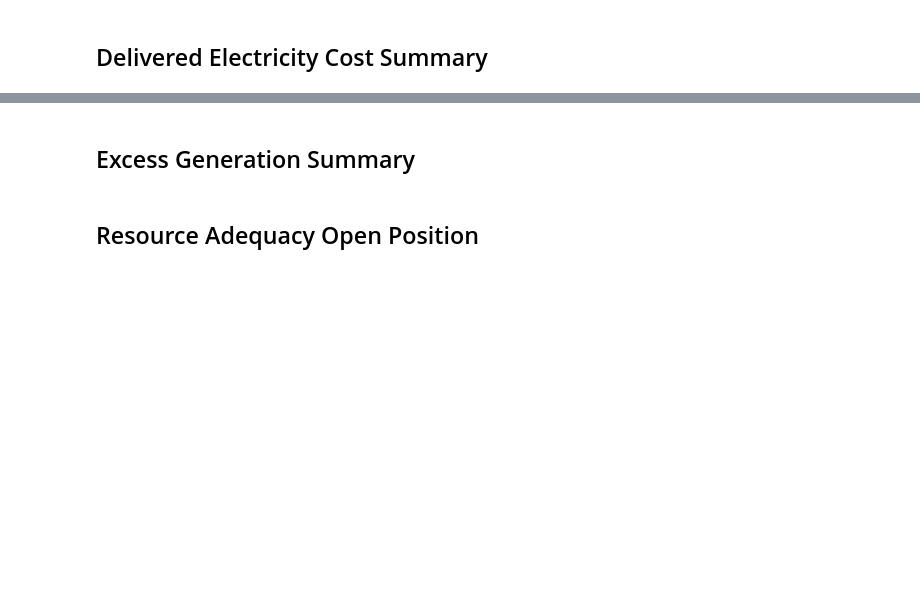
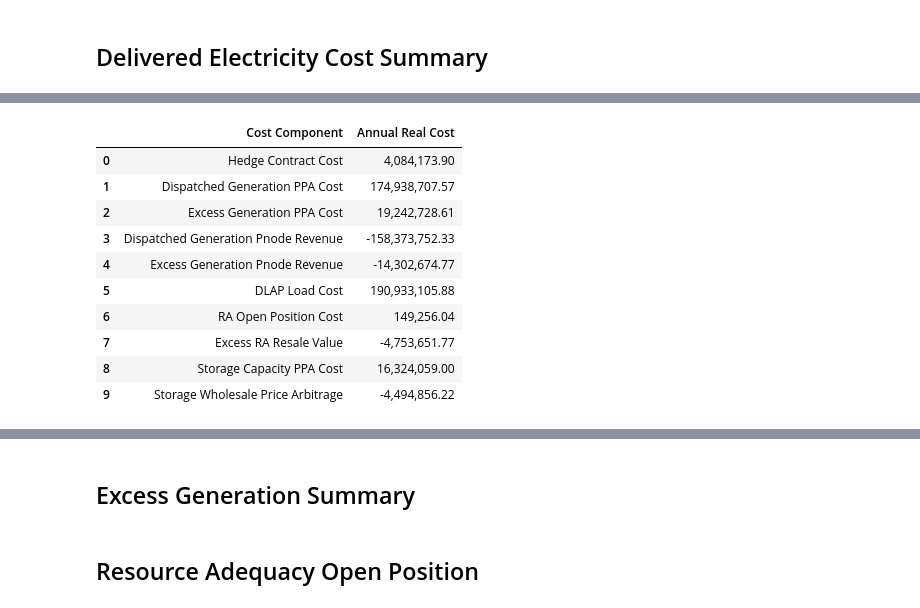
Before and after one commit to pencleanenergy/MATCH-model, a Jupyter notebook: switch_model/reporting/summary_report_update.ipynb, the cells around one changed output, grey strips where cells are left out. Saved outputs shown, nothing was run; the diff lists cells and outputs as text; code cells hidden in the pictures; blank space fills up the shorter version.

```diff
--- a/switch_model/reporting/summary_report_update.ipynb
+++ b/switch_model/reporting/summary_report_update.ipynb
@@ -162,0 +179,4 @@ delivered_energy_pie.show()
+# %%
+hourly_costs = hourly_cost_of_power(system_power, costs_by_tp, RA_summary, gen_cap, storage_dispatch, fixed_costs, rec_value, load_balance)
+hourly_cost_plot = build_hourly_cost_plot(hourly_costs, load)
+hourly_cost_plot.show()
@@ -162,0 +185,28 @@ delivered_energy_pie.show()
+# %%
+# calculate total cost
+cost_table = hourly_costs.sum(axis=0).reset_index().rename(columns={'index':'Cost Component',0:'Annual Real Cost'})
+
+# calculate the total demand
+load = load_balance['zone_demand_mw'].sum()
+
+# calculate the cost per MWh consumed
+cost_table['Cost Per MWh'] = cost_table['Annual Real Cost'] / load
+
+# TODO: START HERE
+# remove resale costs to a separate table
+resale_components = ['Excess RA Value', 'Excess REC Value']
+resale_table = cost_table.copy()
+
+cost_table
+# %% [output]
+|  | Cost Component | Annual Real Cost |
+| 0 | Hedge Contract Cost | 4,084,173.90 |
+| 1 | Dispatched Generation PPA Cost | 174,938,707.57 |
+| 2 | Excess Generation PPA Cost | 19,242,728.61 |
+| 3 | Dispatched Generation Pnode Revenue | -158,373,752.33 |
+| 4 | Excess Generation Pnode Revenue | -14,302,674.77 |
+| 5 | DLAP Load Cost | 190,933,105.88 |
+| 6 | RA Open Position Cost | 149,256.04 |
+| 7 | Excess RA Resale Value | -4,753,651.77 |
+| 8 | Storage Capacity PPA Cost | 16,324,059.00 |
+| 9 | Storage Wholesale Price Arbitrage | -4,494,856.22 |
```
Also changed, not shown: parts of 9 cells of this notebook, 7 other files.
